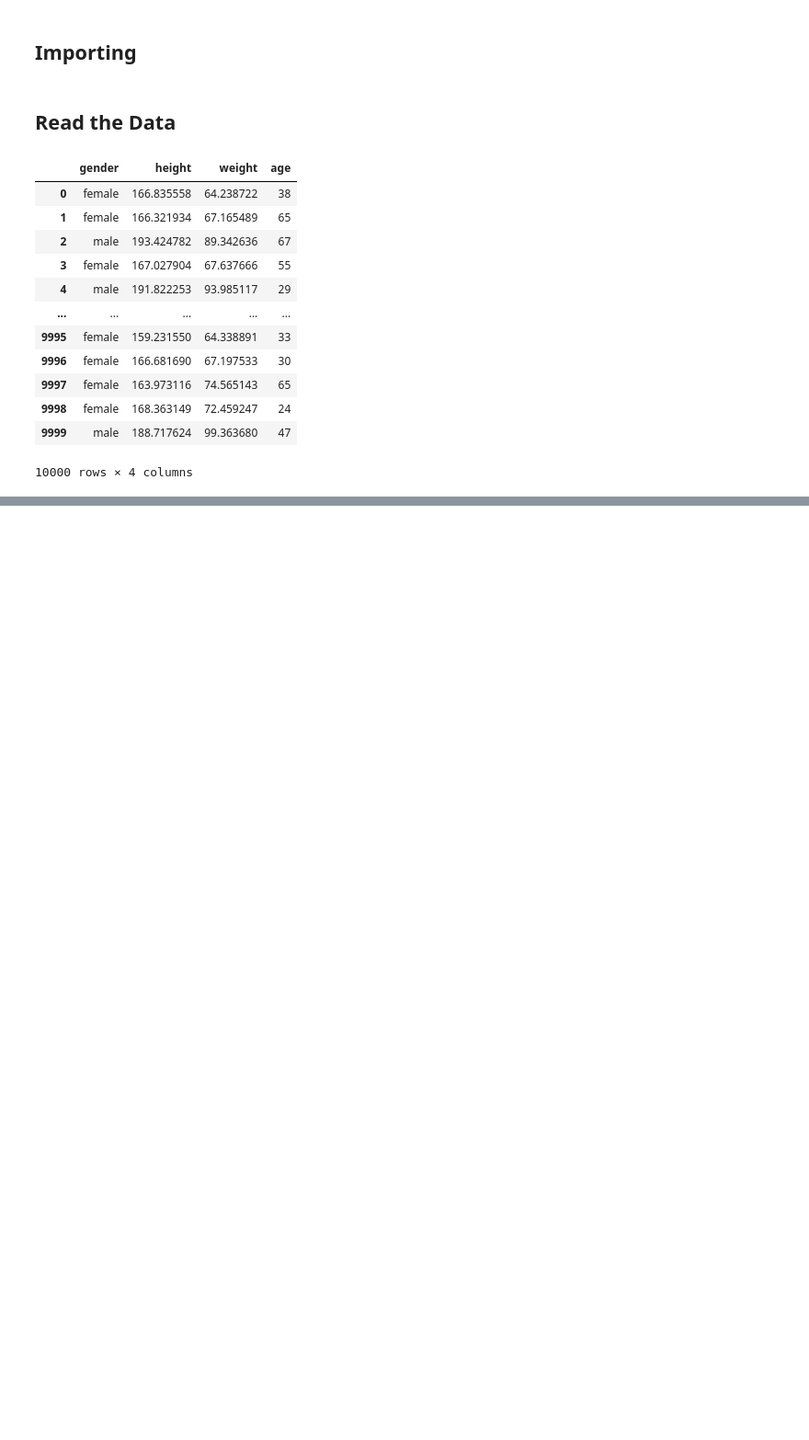
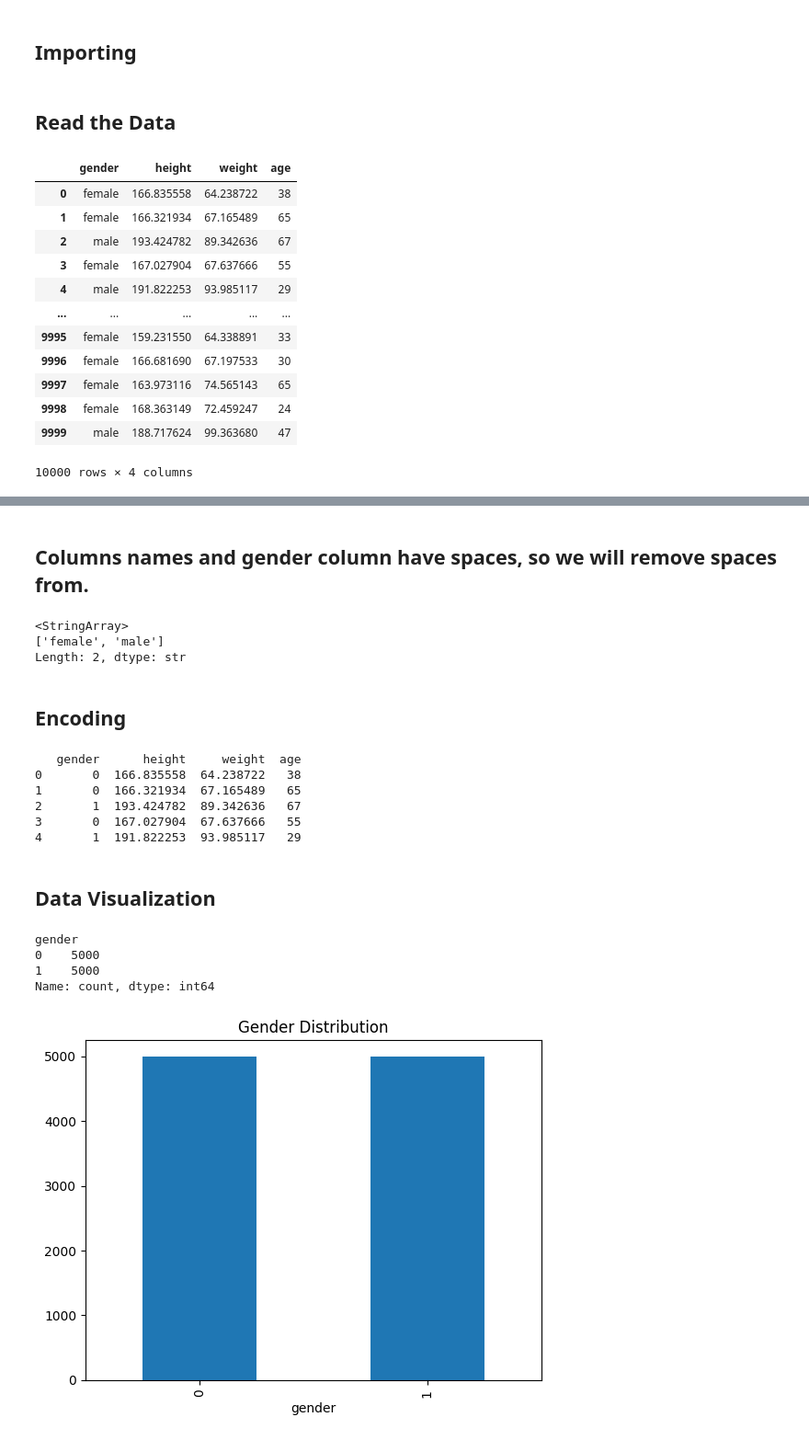
Before and after one commit to ahmed4mohamed4/Gender-detection-ML-model, a Jupyter notebook: model/main.ipynb, the cells around one changed output, grey strips where cells are left out. Shown at 92% size. Saved outputs shown, nothing was run; the diff lists cells and outputs as text; code cells hidden in the pictures; blank space fills up the shorter version.

Commit message:
Complete the data and the model

```diff
--- a/model/main.ipynb
+++ b/model/main.ipynb
@@ -25,0 +58,44 @@ df
+# %% [markdown]
+## Columns names and gender column have spaces, so we will remove spaces from.
+# %%
+df.columns = df.columns.str.strip ().str.lower ()
+df ['gender'] = df ['gender'].str.strip ().str.lower ()
+print (df ['gender'].unique ())
+# %% [output]
+<StringArray>
+['female', 'male']
+Length: 2, dtype: str
+# %% [markdown]
+## Encoding
+# %%
+# male ===> 1
+# female ===> 0
+if df ['gender'].dtype == 'str':
+    df ['gender'] = df ['gender'].map ({
+        'male': 1,
+        'female': 0
+    })
+else:
+    print ("Gender column is not str")
+
+print (df.head ())
+# %% [output]
+   gender      height     weight  age
+0       0  166.835558  64.238722   38
+1       0  166.321934  67.165489   65
+2       1  193.424782  89.342636   67
+3       0  167.027904  67.637666   55
+4       1  191.822253  93.985117   29
+# %% [markdown]
+## Data Visualization
+# %%
+print (df ['gender'].value_counts ())
+df ['gender'].value_counts ().plot (kind = 'bar')
+plt.title ("Gender Distribution")
+plt.show ()
+# %% [output]
+gender
+0    5000
+1    5000
+Name: count, dtype: int64
+[figure, added]
```
Also changed, not shown: parts of 13 cells of this notebook, 3 other files.
